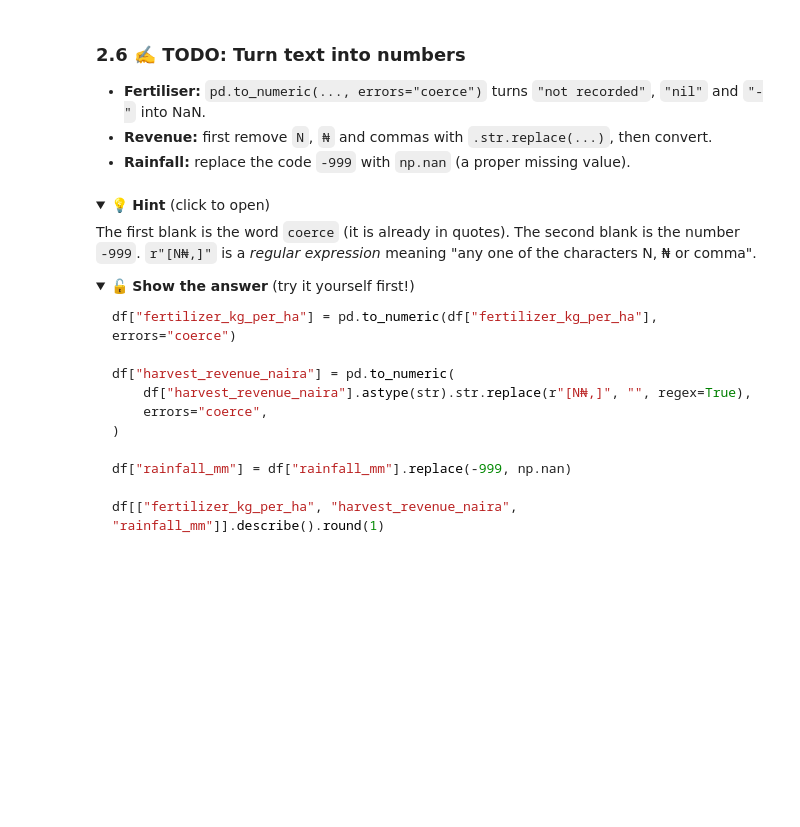
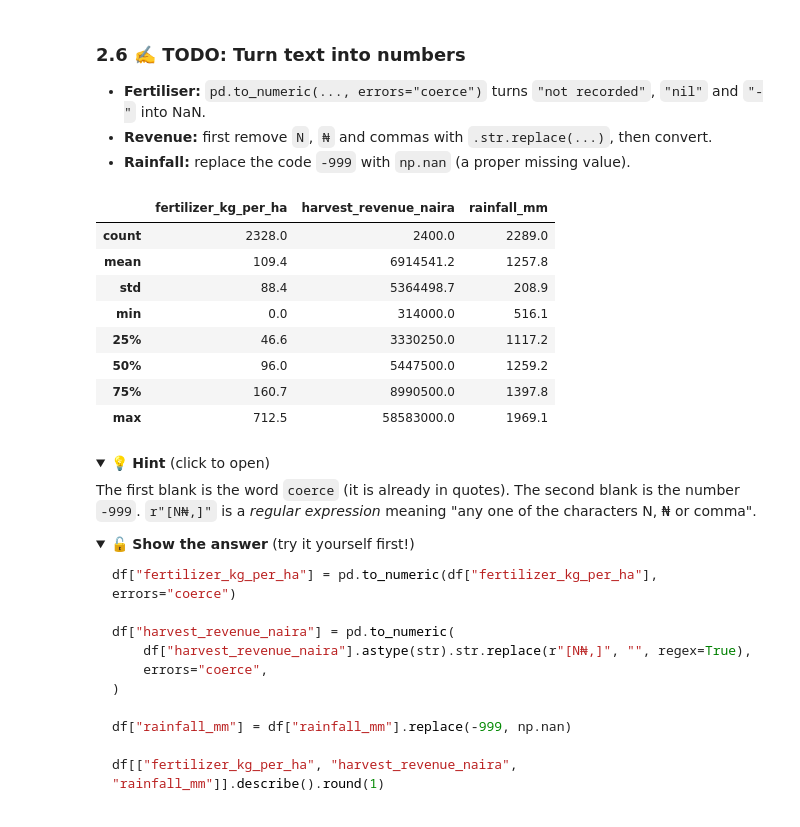
Before and after one commit to ofugocho/NSUK-DS-GROUP-03, a Jupyter notebook: notebooks/group_project.ipynb, the cells around one changed output. Drawn from its saved outputs; the diff is of its cells as text; code cells hidden in the pictures; folded sections open; blank space fills up the shorter version.

```diff
--- a/notebooks/group_project.ipynb
+++ b/notebooks/group_project.ipynb
@@ -464,9 +470,9 @@ Complete the dictionary of spelling fixes using what you found in 1.5.
 # %%
 LGA_FIXES = {
     "Nasarawa-Eggon": "Nasarawa Eggon",
-    "N/Eggon": "____",
-    "Nassarawa": "____",
-    "____": "Akwanga",
+    "N/Eggon": "Nasarawa Eggon",
+    "Nassarawa": "Nasarawa",
+    "Akwaga": "Akwanga",
 }
 
 df["lga"] = df["lga"].str.strip().str.title().replace(LGA_FIXES)
@@ -506,7 +531,7 @@ Turn `"Y"`, `"yes "`, `"YES"`... into `"Yes"`, and `"N"`, `" no"`, `"NO"`... int
 The trick: strip spaces and make everything lowercase **first**, so you only need four entries in the dictionary.
 # %%
 YES_NO_COLUMNS = ["staking", "organic_manure", "intercropped", "cooperative_member", "access_to_credit"]
-YES_NO_MAP = {"yes": "Yes", "y": "Yes", "____": "No", "____": "No"}
+YES_NO_MAP = {"yes": "Yes", "y": "Yes", "no": "No", "n": "No"}
 
 for col in YES_NO_COLUMNS:
     df[col] = df[col].str.strip().str.lower().map(YES_NO_MAP)
@@ -539,7 +570,7 @@ check("Yes/No columns contain only 'Yes' and 'No'",
 ### 2.4 ✍️ TODO: Standardise gender
 Use exactly the same idea as 2.3. This time *you* write the whole dictionary.
 # %%
-GENDER_MAP = {____}
+GENDER_MAP = {"male": "Male", "m": "Male", "female": "Female", "f": "Female"}
 
 df["gender"] = df["gender"].str.strip().str.lower().map(GENDER_MAP)
 df["gender"].value_counts(dropna=False)
@@ -574,5 +612,5 @@ MONTH_MAP = {
     "apr": "April",    "04": "April",
 }
 
-df["planting_month"] = df["planting_month"].astype(str).str.strip().str.lower().str[:____].map(MONTH_MAP)
+df["planting_month"] = df["planting_month"].astype(str).str.strip().str.lower().str[:3].map(MONTH_MAP)
 df["planting_month"].value_counts(dropna=False)
@@ -608,16 +656,26 @@ check("Planting month has the 5 full month names",
 - **Revenue:** first remove `N`, `₦` and commas with `.str.replace(...)`, then convert.
 - **Rainfall:** replace the code `-999` with `np.nan` (a proper missing value).
 # %%
-df["fertilizer_kg_per_ha"] = pd.to_numeric(df["fertilizer_kg_per_ha"], errors="____")
+df["fertilizer_kg_per_ha"] = pd.to_numeric(df["fertilizer_kg_per_ha"], errors="coerce")
 
 df["harvest_revenue_naira"] = pd.to_numeric(
     df["harvest_revenue_naira"].astype(str).str.replace(r"[N₦,]", "", regex=True),
     errors="coerce",
 )
 
-df["rainfall_mm"] = df["rainfall_mm"].replace(____, np.nan)
+df["rainfall_mm"] = df["rainfall_mm"].replace(-999, np.nan)
 
 df[["fertilizer_kg_per_ha", "harvest_revenue_naira", "rainfall_mm"]].describe().round(1)
+# %% [output]
+|  | fertilizer_kg_per_ha | harvest_revenue_naira | rainfall_mm |
+| count | 2328.0 | 2400.0 | 2289.0 |
+| mean | 109.4 | 6914541.2 | 1257.8 |
+| std | 88.4 | 5364498.7 | 208.9 |
+| min | 0.0 | 314000.0 | 516.1 |
+| 25% | 46.6 | 3330250.0 | 1117.2 |
+| 50% | 96.0 | 5447500.0 | 1259.2 |
+| 75% | 160.7 | 8990500.0 | 1397.8 |
+| max | 712.5 | 58583000.0 | 1969.1 |
 # %% [markdown]
 <details><summary>💡 <b>Hint</b> (click to open)</summary>
 
```
Also changed, not shown: parts of 17 cells of this notebook, 6 other files.
